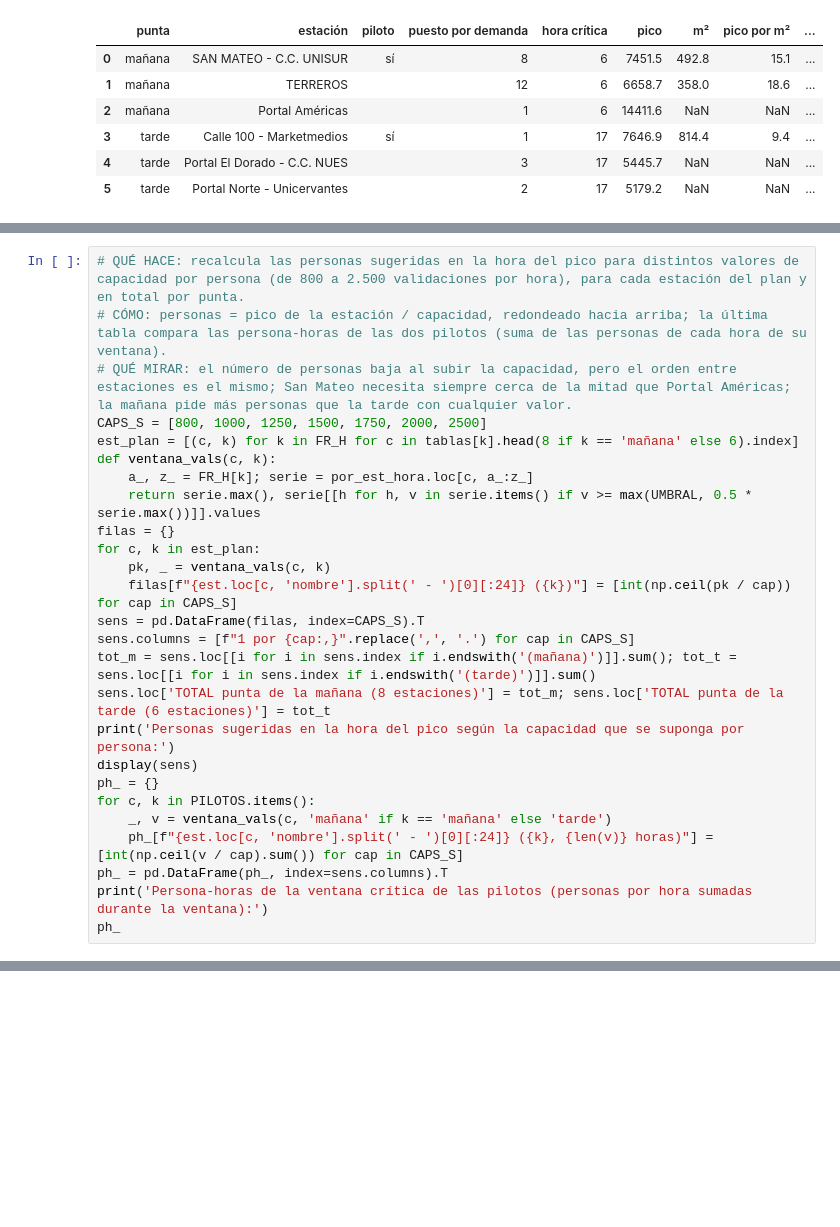
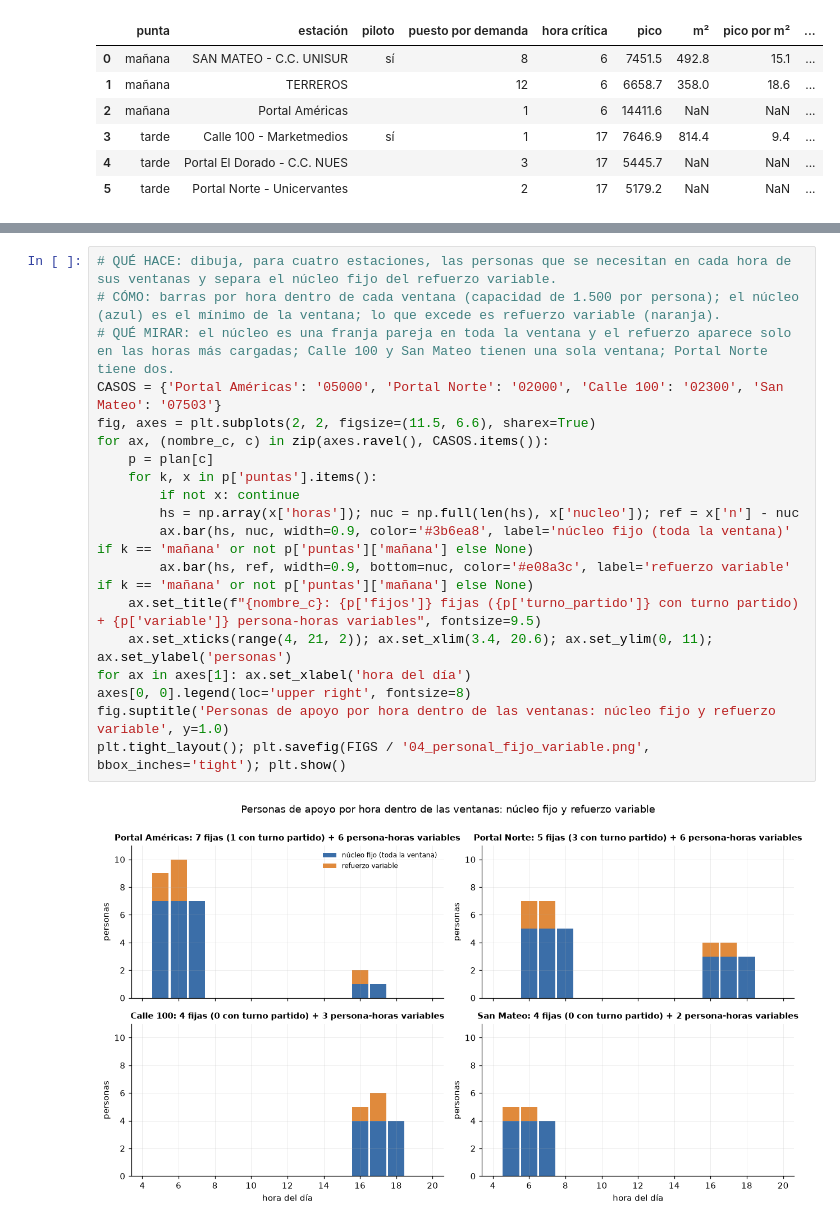
Before and after one commit to Juansanm21/transmilenio-perfiles-demanda, a Jupyter notebook: notebooks/04_ranking_y_personal_de_apoyo.ipynb, the cells around one changed output, grey strips where cells are left out. Drawn from its saved outputs; the diff is of its cells as text; blank space fills up the shorter version.

```diff
--- a/notebooks/05_eda_prioridad_estaciones.ipynb
+++ b/notebooks/04_ranking_y_personal_de_apoyo.ipynb
@@ -1119,26 +845,0 @@ La capacidad de una persona de apoyo es un supuesto que debe validarse con la op
-# %%
-# QUÉ HACE: recalcula las personas sugeridas en la hora del pico para distintos valores de capacidad por persona (de 800 a 2.500 validaciones por hora), para cada estación del plan y en total por punta.
-# CÓMO: personas = pico de la estación / capacidad, redondeado hacia arriba; la última tabla compara las persona-horas de las dos pilotos (suma de las personas de cada hora de su ventana).
-# QUÉ MIRAR: el número de personas baja al subir la capacidad, pero el orden entre estaciones es el mismo; San Mateo necesita siempre cerca de la mitad que Portal Américas; la mañana pide más personas que la tarde con cualquier valor.
-CAPS_S = [800, 1000, 1250, 1500, 1750, 2000, 2500]
-est_plan = [(c, k) for k in FR_H for c in tablas[k].head(8 if k == 'mañana' else 6).index]
-def ventana_vals(c, k):
-    a_, z_ = FR_H[k]; serie = por_est_hora.loc[c, a_:z_]
-    return serie.max(), serie[[h for h, v in serie.items() if v >= max(UMBRAL, 0.5 * serie.max())]].values
-filas = {}
-for c, k in est_plan:
-    pk, _ = ventana_vals(c, k)
-    filas[f"{est.loc[c, 'nombre'].split(' - ')[0][:24]} ({k})"] = [int(np.ceil(pk / cap)) for cap in CAPS_S]
-sens = pd.DataFrame(filas, index=CAPS_S).T
-sens.columns = [f"1 por {cap:,}".replace(',', '.') for cap in CAPS_S]
-tot_m = sens.loc[[i for i in sens.index if i.endswith('(mañana)')]].sum(); tot_t = sens.loc[[i for i in sens.index if i.endswith('(tarde)')]].sum()
-sens.loc['TOTAL punta de la mañana (8 estaciones)'] = tot_m; sens.loc['TOTAL punta de la tarde (6 estaciones)'] = tot_t
-print('Personas sugeridas en la hora del pico según la capacidad que se suponga por persona:')
-display(sens)
-ph_ = {}
-for c, k in PILOTOS.items():
-    _, v = ventana_vals(c, 'mañana' if k == 'mañana' else 'tarde')
-    ph_[f"{est.loc[c, 'nombre'].split(' - ')[0][:24]} ({k}, {len(v)} horas)"] = [int(np.ceil(v / cap).sum()) for cap in CAPS_S]
-ph_ = pd.DataFrame(ph_, index=sens.columns).T
-print('Persona-horas de la ventana crítica de las pilotos (personas por hora sumadas durante la ventana):')
-ph_
@@ -1167,0 +946,21 @@ Persona-horas de la ventana crítica de las pilotos (personas por hora sumadas d
+# %%
+# QUÉ HACE: dibuja, para cuatro estaciones, las personas que se necesitan en cada hora de sus ventanas y separa el núcleo fijo del refuerzo variable.
+# CÓMO: barras por hora dentro de cada ventana (capacidad de 1.500 por persona); el núcleo (azul) es el mínimo de la ventana; lo que excede es refuerzo variable (naranja).
+# QUÉ MIRAR: el núcleo es una franja pareja en toda la ventana y el refuerzo aparece solo en las horas más cargadas; Calle 100 y San Mateo tienen una sola ventana; Portal Norte tiene dos.
+CASOS = {'Portal Américas': '05000', 'Portal Norte': '02000', 'Calle 100': '02300', 'San Mateo': '07503'}
+fig, axes = plt.subplots(2, 2, figsize=(11.5, 6.6), sharex=True)
+for ax, (nombre_c, c) in zip(axes.ravel(), CASOS.items()):
+    p = plan[c]
+    for k, x in p['puntas'].items():
+        if not x: continue
+        hs = np.array(x['horas']); nuc = np.full(len(hs), x['nucleo']); ref = x['n'] - nuc
+        ax.bar(hs, nuc, width=0.9, color='#3b6ea8', label='núcleo fijo (toda la ventana)' if k == 'mañana' or not p['puntas']['mañana'] else None)
+        ax.bar(hs, ref, width=0.9, bottom=nuc, color='#e08a3c', label='refuerzo variable' if k == 'mañana' or not p['puntas']['mañana'] else None)
+    ax.set_title(f"{nombre_c}: {p['fijos']} fijas ({p['turno_partido']} con turno partido) + {p['variable']} persona-horas variables", fontsize=9.5)
+    ax.set_xticks(range(4, 21, 2)); ax.set_xlim(3.4, 20.6); ax.set_ylim(0, 11); ax.set_ylabel('personas')
+for ax in axes[1]: ax.set_xlabel('hora del día')
+axes[0, 0].legend(loc='upper right', fontsize=8)
+fig.suptitle('Personas de apoyo por hora dentro de las ventanas: núcleo fijo y refuerzo variable', y=1.0)
+plt.tight_layout(); plt.savefig(FIGS / '04_personal_fijo_variable.png', bbox_inches='tight'); plt.show()
+# %% [output]
+[figure, added]
```
Also changed, not shown: parts of 40 cells of this notebook, 48 other files.
